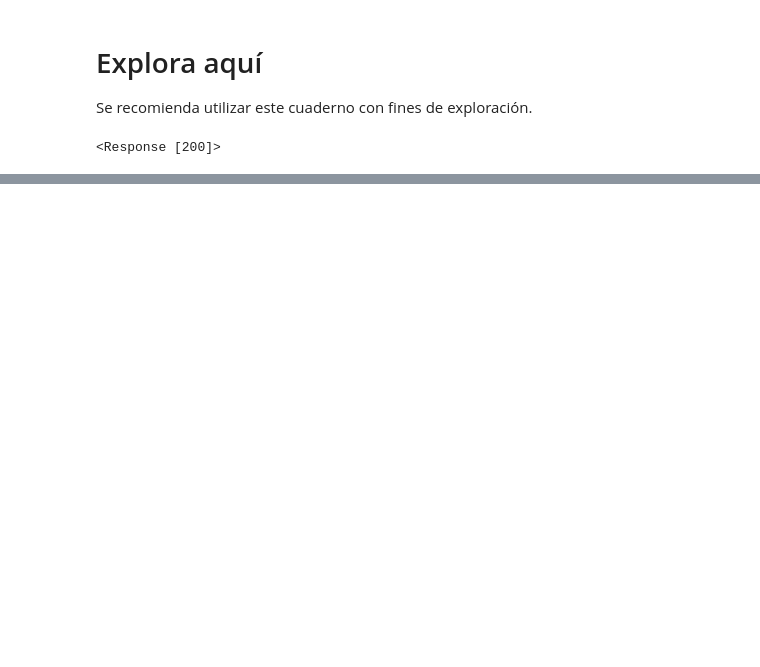
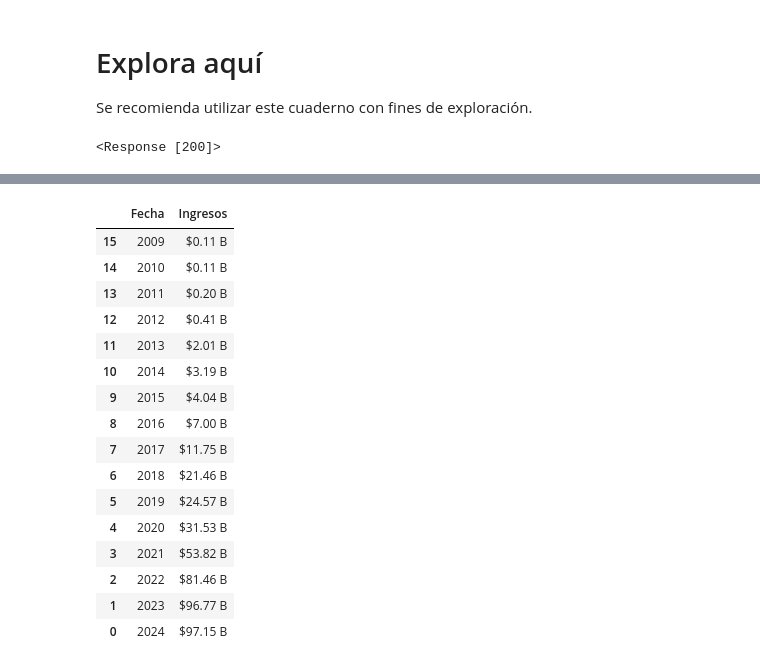
Before and after one commit to GiussepeMarreros/web-scraping-project-tutorial, a Jupyter notebook: src/explore.es.ipynb, the cells around one changed output, grey strips where cells are left out. Cells and saved outputs as stored; diff of their text form; code cells hidden in the pictures; blank space fills up the shorter version.

```diff
--- a/src/explore.es.ipynb
+++ b/src/explore.es.ipynb
@@ -44,0 +26,3 @@ evolucion_anual = soup.find_all('span', class_=)
+# %%
+table =  soup.find("table")
+table
@@ -44,0 +69,22 @@ evolucion_anual = soup.find_all('span', class_=)
+# %%
+df = pd.DataFrame(data, columns=['Fecha', 'Ingresos'])
+df = df.sort_values('Fecha')
+df
+# %% [output]
+|  | Fecha | Ingresos |
+| 15 | 2009 | $0.11 B |
+| 14 | 2010 | $0.11 B |
+| 13 | 2011 | $0.20 B |
+| 12 | 2012 | $0.41 B |
+| 11 | 2013 | $2.01 B |
+| 10 | 2014 | $3.19 B |
+| 9 | 2015 | $4.04 B |
+| 8 | 2016 | $7.00 B |
+| 7 | 2017 | $11.75 B |
+| 6 | 2018 | $21.46 B |
+| 5 | 2019 | $24.57 B |
+| 4 | 2020 | $31.53 B |
+| 3 | 2021 | $53.82 B |
+| 2 | 2022 | $81.46 B |
+| 1 | 2023 | $96.77 B |
+| 0 | 2024 | $97.15 B |
```
Also changed, not shown: parts of 12 cells of this notebook, 2 other files.
